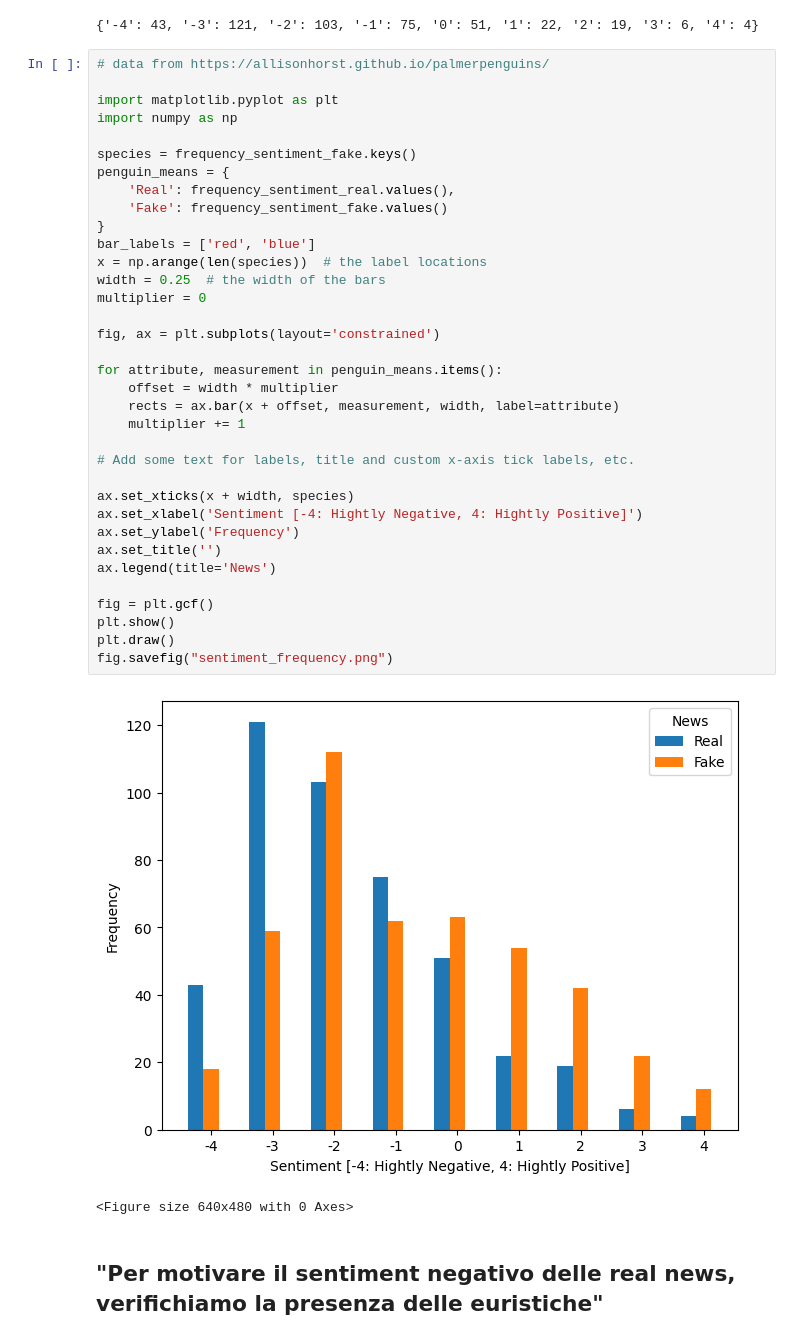
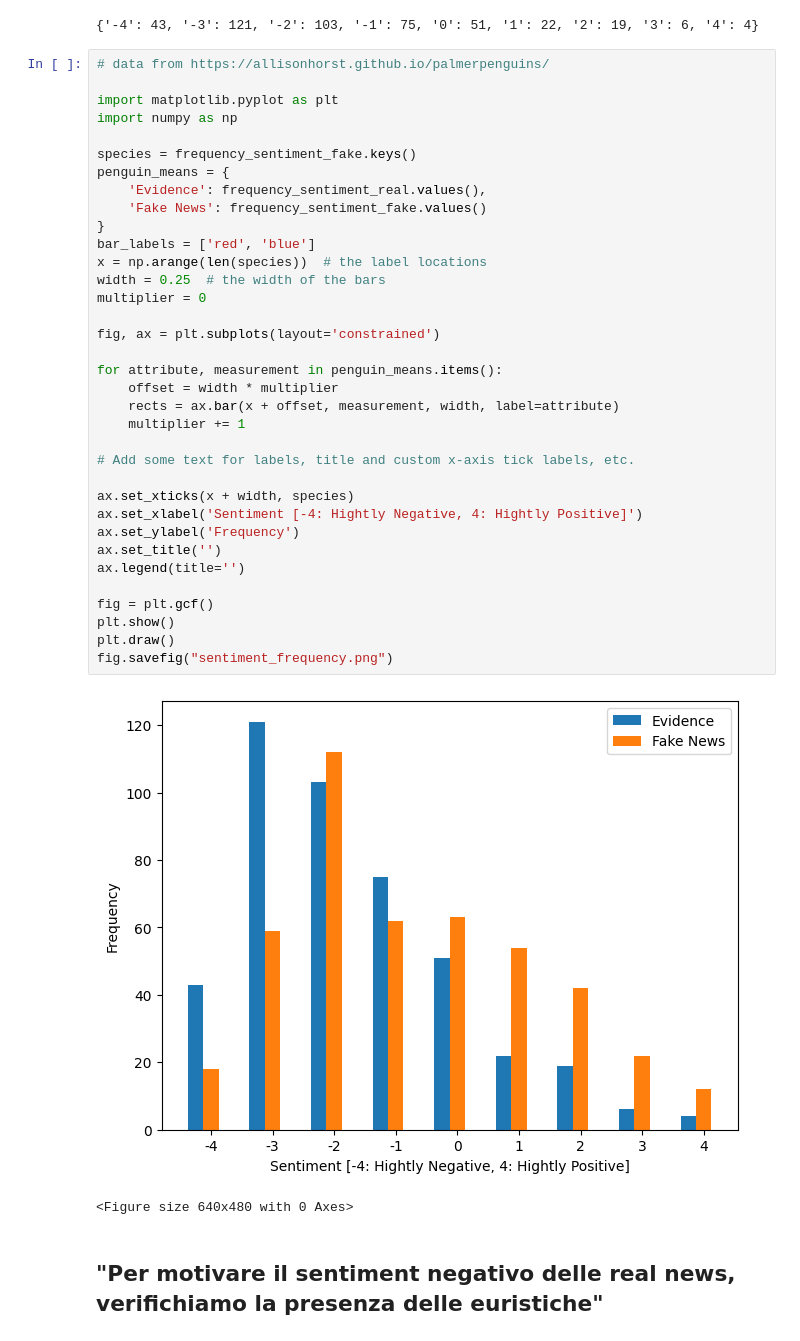
Before and after one commit to EdgeResearch/Angelia, a Jupyter notebook: EDA.ipynb, the cells around one changed output. Drawn from its saved outputs; the diff is of its cells as text.

```diff
--- a/EDA.ipynb
+++ b/EDA.ipynb
@@ -220,37 +220,37 @@ print(frequency_sentiment_real)
 import matplotlib.pyplot as plt
 import numpy as np
 
 species = frequency_sentiment_fake.keys()
 penguin_means = {
-    'Real': frequency_sentiment_real.values(),
-    'Fake': frequency_sentiment_fake.values()
+    'Evidence': frequency_sentiment_real.values(),
+    'Fake News': frequency_sentiment_fake.values()
 }
 bar_labels = ['red', 'blue']
 x = np.arange(len(species))  # the label locations
 width = 0.25  # the width of the bars
 multiplier = 0
 
 fig, ax = plt.subplots(layout='constrained')
 
 for attribute, measurement in penguin_means.items():
     offset = width * multiplier
     rects = ax.bar(x + offset, measurement, width, label=attribute)
     multiplier += 1
 
 # Add some text for labels, title and custom x-axis tick labels, etc.
 
 ax.set_xticks(x + width, species)
 ax.set_xlabel('Sentiment [-4: Hightly Negative, 4: Hightly Positive]')
 ax.set_ylabel('Frequency')
 ax.set_title('')
-ax.legend(title='News')
+ax.legend(title='')
 
 fig = plt.gcf()
 plt.show()
 plt.draw()
 fig.savefig("sentiment_frequency.png")
 # %% [output]
-[figure, old version]
+[figure, new version]
 <Figure size 640x480 with 0 Axes>
 # %% [markdown]
 <h2>"Per motivare il sentiment negativo delle real news, verifichiamo la presenza delle euristiche"</h2>
```
Also changed, not shown: parts of 1 cell of this notebook, 18 other files.
